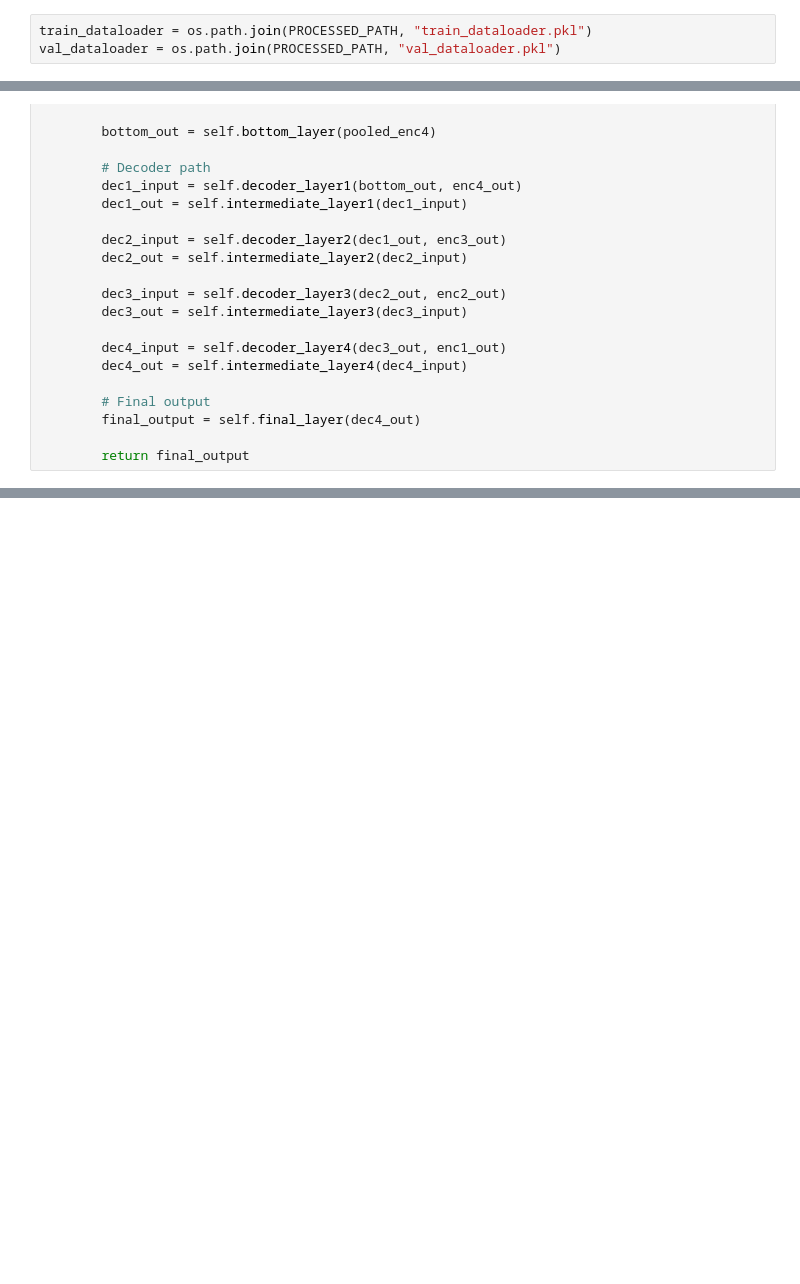
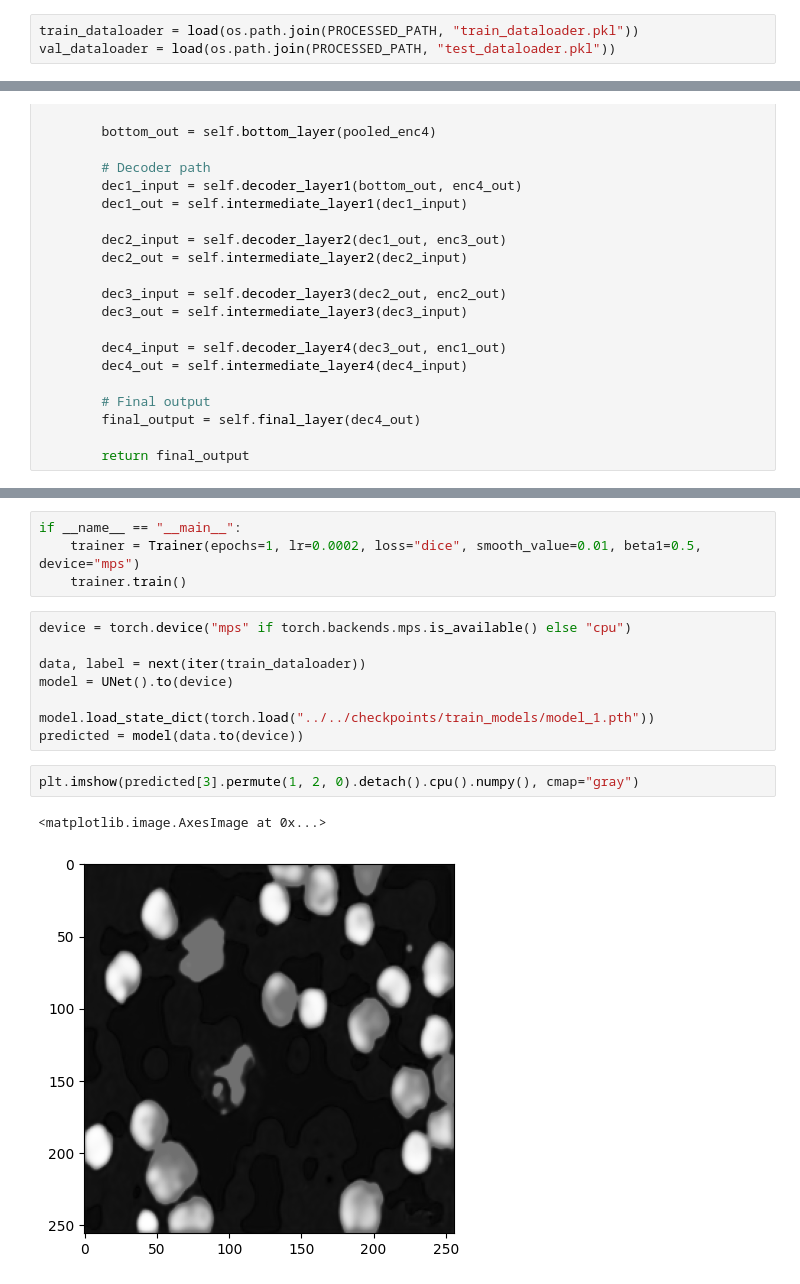
Before and after one commit to atikul-islam-sajib/U-Net-MultiClass, a Jupyter notebook: research/notebooks/ModelPrototyping.ipynb, the cells around one changed output, grey strips where cells are left out. Cells and saved outputs as stored; diff of their text form; blank space fills up the shorter version.

Commit message:
trainer code is added in the notebook with dice loss

```diff
--- a/research/notebooks/ModelPrototyping.ipynb
+++ b/research/notebooks/ModelPrototyping.ipynb
@@ -160,6 +189,6 @@ loader.create_dataloader()
 # %%
-train_dataloader = os.path.join(PROCESSED_PATH, "train_dataloader.pkl")
-val_dataloader = os.path.join(PROCESSED_PATH, "val_dataloader.pkl")
+train_dataloader = load(os.path.join(PROCESSED_PATH, "train_dataloader.pkl"))
+val_dataloader = load(os.path.join(PROCESSED_PATH, "test_dataloader.pkl"))
 # %%
 train_images, train_masks = next(iter(train_dataloader))
 val_images, val_masks = next(iter(val_dataloader))
@@ -305,0 +489,17 @@ class UNet(nn.Module):
+# %%
+if __name__ == "__main__":
+    trainer = Trainer(epochs=1, lr=0.0002, loss="dice", smooth_value=0.01, beta1=0.5, device="mps")
+    trainer.train()
+# %%
+device = torch.device("mps" if torch.backends.mps.is_available() else "cpu")
+
+data, label = next(iter(train_dataloader))
+model = UNet().to(device)
+
+model.load_state_dict(torch.load("../../checkpoints/train_models/model_1.pth"))
+predicted = model(data.to(device))
+# %%
+plt.imshow(predicted[3].permute(1, 2, 0).detach().cpu().numpy(), cmap="gray")
+# %% [output]
+<matplotlib.image.AxesImage at 0x...>
+[figure, added]
```
Also changed, not shown: parts of 9 cells of this notebook, 1 other file.
